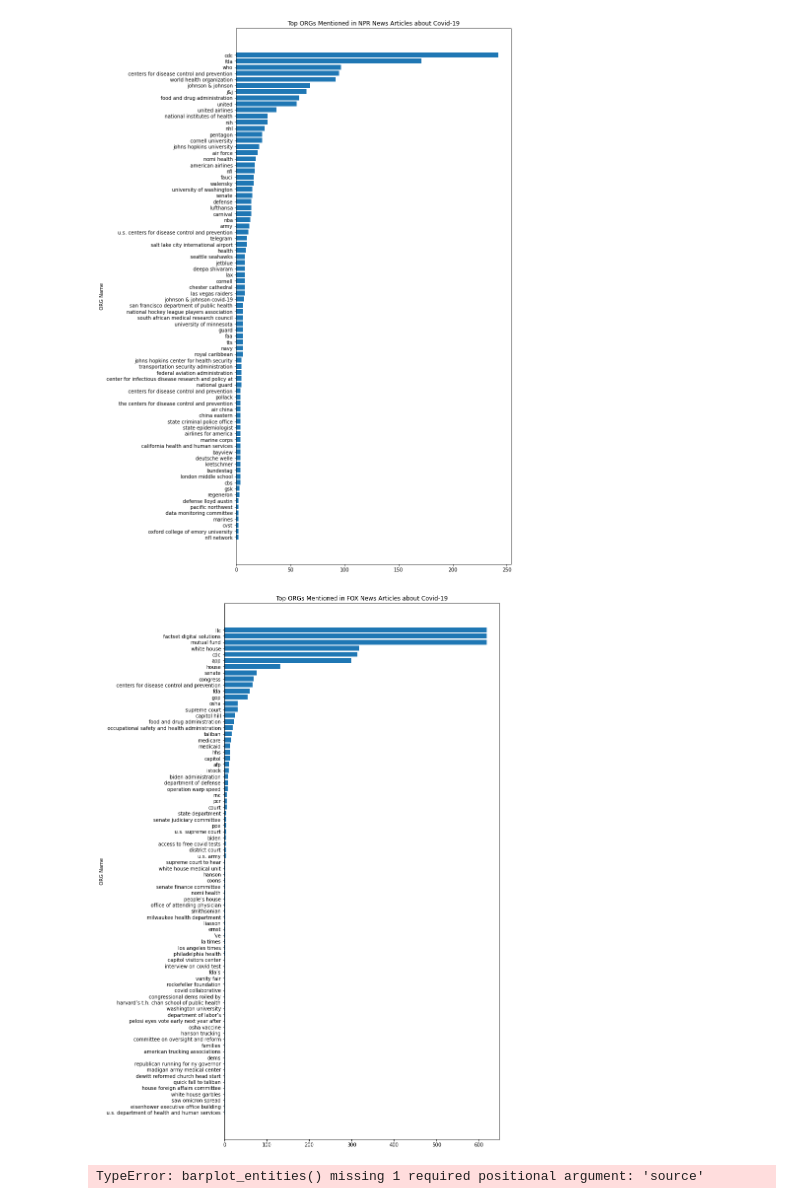
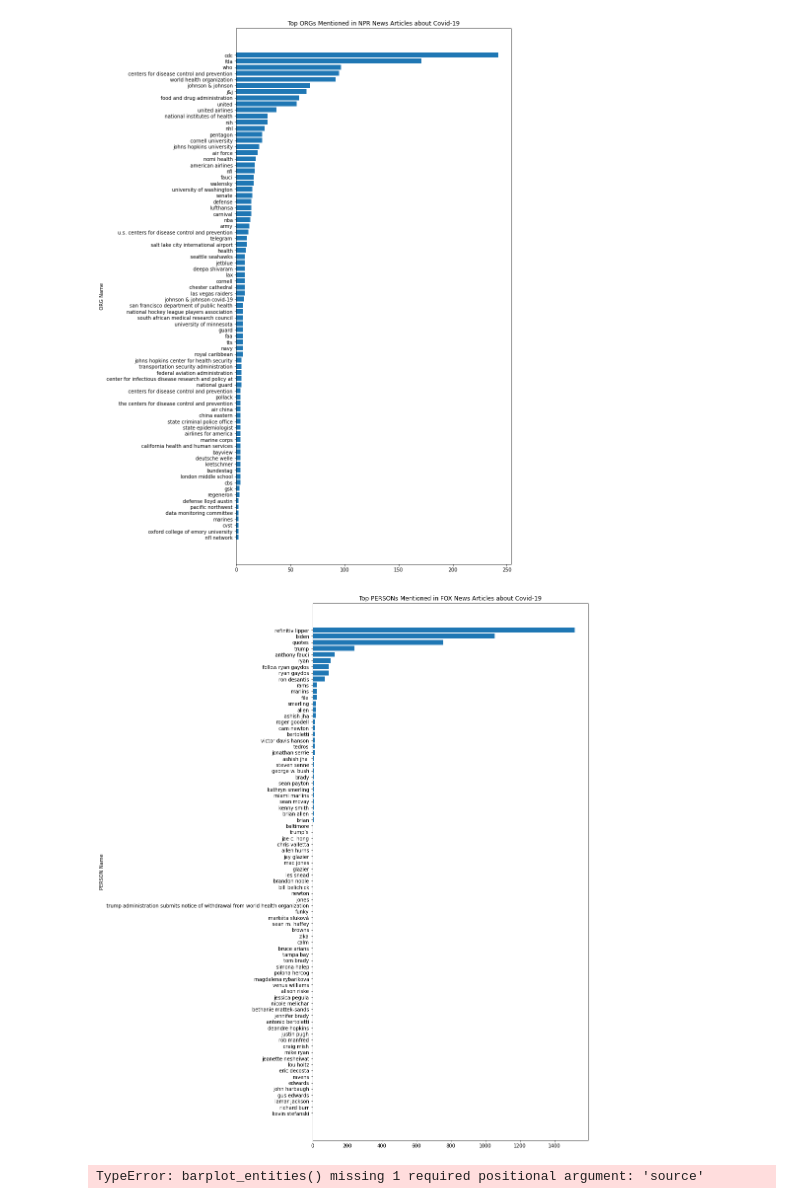
Before and after one commit to stephbuon/entascope, a Jupyter notebook: t.ipynb, the cells around one changed output. Saved outputs shown, nothing was run; the diff lists cells and outputs as text; code cells hidden in the pictures.

```diff
--- a/t.ipynb
+++ b/t.ipynb
@@ -456,11 +462,12 @@ barplot_entities(npr_ne, ts, 'ORG', 'NPR') # cut off the 's
 [figure]
 # %%
 entities = ['EVENT', 'LAW', 'ORG']
+fox_ne = pd.read_csv('/home/stephbuon/projects/entascope/scraped_pages/' + ts + '/' + 'named_entities_FOX_' + ts +'.csv')
 
 #for entity in entities:
-barplot_entities(fox_ne, ts, 'ORG', 'FOX')
+barplot_entities(fox_ne, ts, 'PERSON', 'FOX')
 # %% [output]
-[figure, old version]
+[figure, new version]
 # %%
 barplot_entities(fox_ne, 'PRODUCT', 'FOX')
 # %% [output]
```
Also changed, not shown: parts of 3 cells of this notebook, 2 other files.
